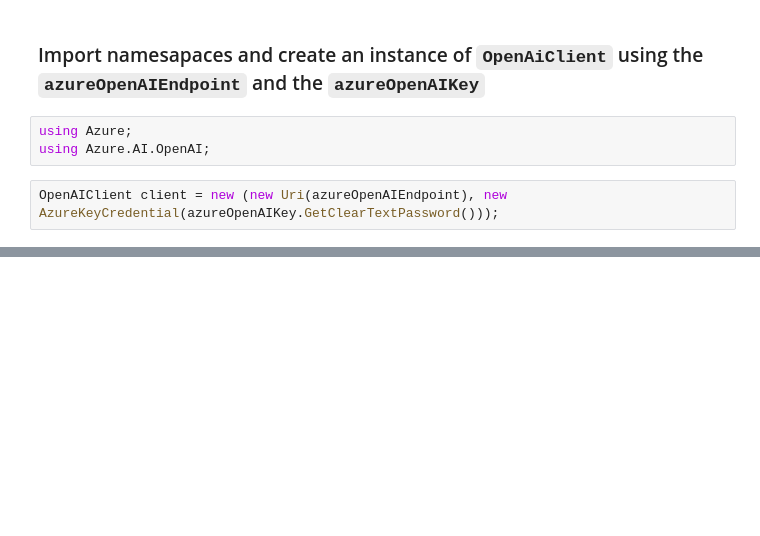
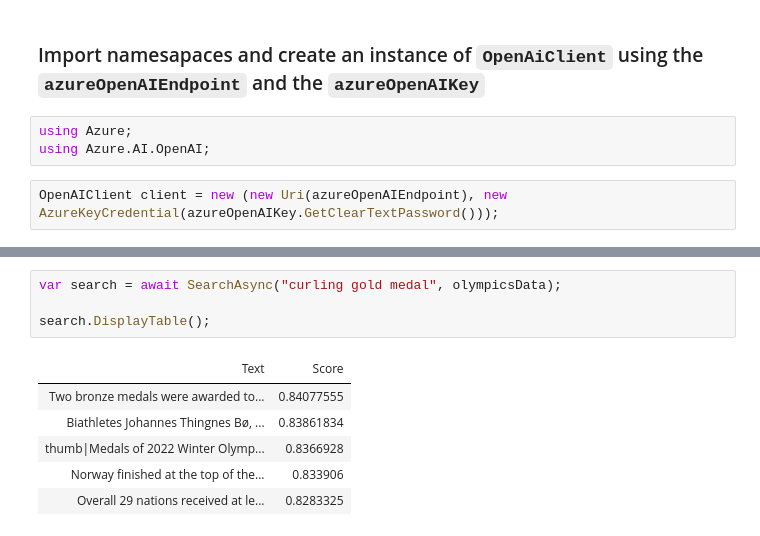
Before and after one commit to Azure-Samples/openai, a Jupyter notebook: Basic_Samples/Embeddings/dotnet/csharp/Question_answering_using_embeddings.ipynb, the cells around one changed output, grey strips where cells are left out. Saved outputs shown, nothing was run; the diff lists cells and outputs as text; blank space fills up the shorter version.

```diff
--- a/Basic_Samples/Embeddings/dotnet/csharp/Question_answering_using_embeddings.ipynb
+++ b/Basic_Samples/Embeddings/dotnet/csharp/Question_answering_using_embeddings.ipynb
@@ -107,0 +517,11 @@ OpenAIClient client = new (new Uri(azureOpenAIEndpoint), new AzureKeyCredential(
+# %%
+var search = await SearchAsync("curling gold medal", olympicsData);
+
+search.DisplayTable();
+# %% [output]
+| Text | Score |
+| Two bronze medals were awarded to... | 0.84077555 |
+| Biathletes Johannes Thingnes Bø, ... | 0.83861834 |
+| thumb|Medals of 2022 Winter Olymp... | 0.8366928 |
+| Norway finished at the top of the... | 0.833906 |
+| Overall 29 nations received at le... | 0.8283325 |
```
Also changed, not shown: parts of 17 cells of this notebook, 4 other files.
